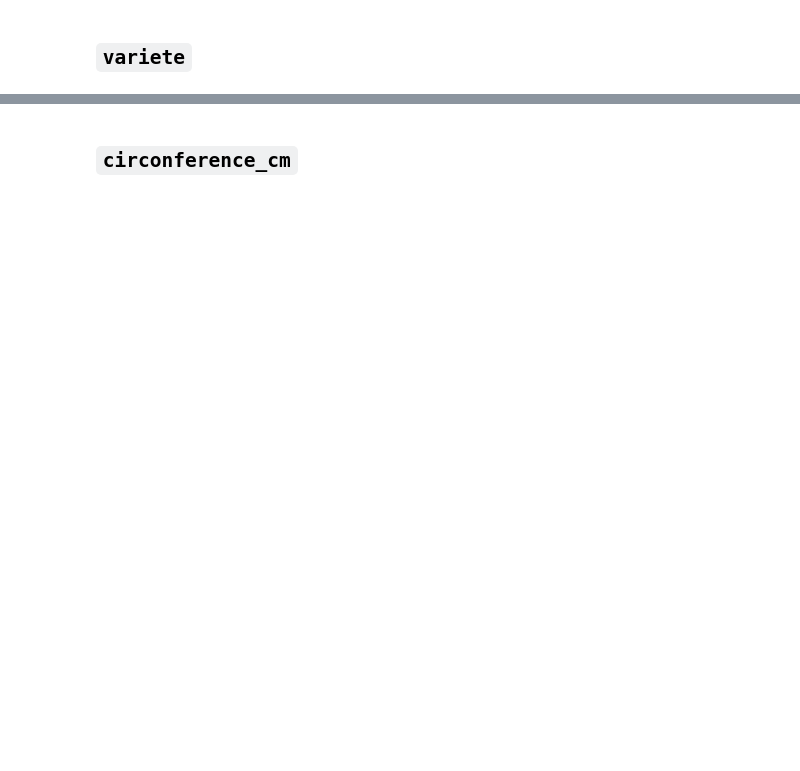
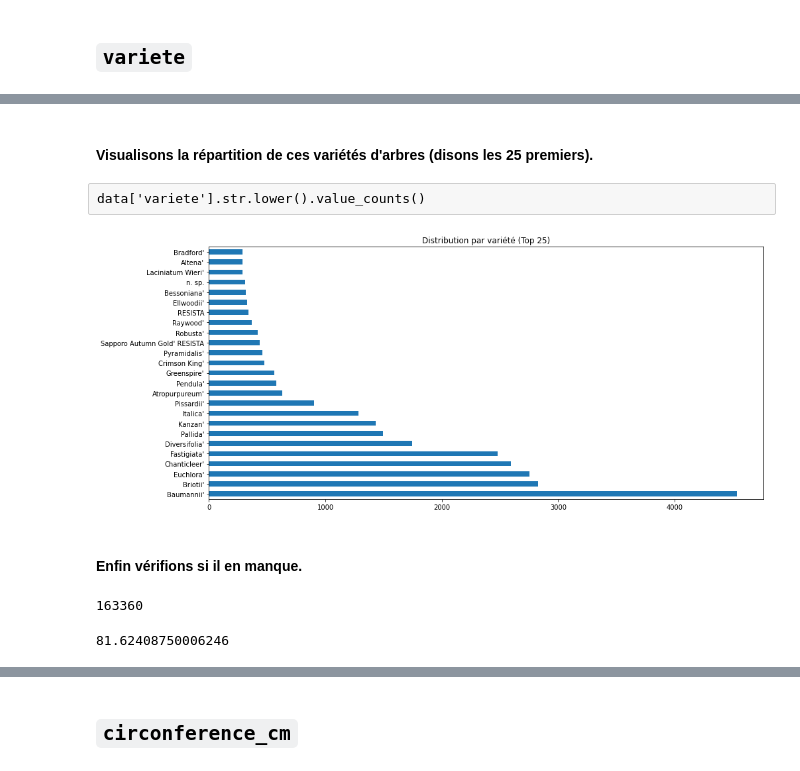
Before and after one commit to Valkea/OC_AI_02, a Jupyter notebook: EDA.ipynb, the cells around one changed output, grey strips where cells are left out. Cells and saved outputs as stored; diff of their text form; code cells hidden in the pictures; blank space fills up the shorter version.

```diff
--- a/EDA.ipynb
+++ b/EDA.ipynb
@@ -590,0 +764,21 @@ Le terme variété vient différencier les plantes d’une même espèce.
+# %% [markdown]
+#### Visualisons la répartition de ces variétés d'arbres (disons les 25 premiers).
+# %% [raw]
+data['variete'].str.lower().value_counts()
+# %%
+fig = plt.figure(figsize=(15,7))
+
+data['variete'].value_counts()[:25].plot(kind='barh', title="Distribution par variété (Top 25)")
+plt.show()
+# %% [output]
+[figure, added]
+# %% [markdown]
+#### Enfin vérifions si il en manque.
+# %%
+data['variete'].isnull().sum()
+# %% [output]
+163360
+# %%
+163360/200137*100
+# %% [output]
+81.62408750006246
```
Also changed, not shown: parts of 95 cells of this notebook.
